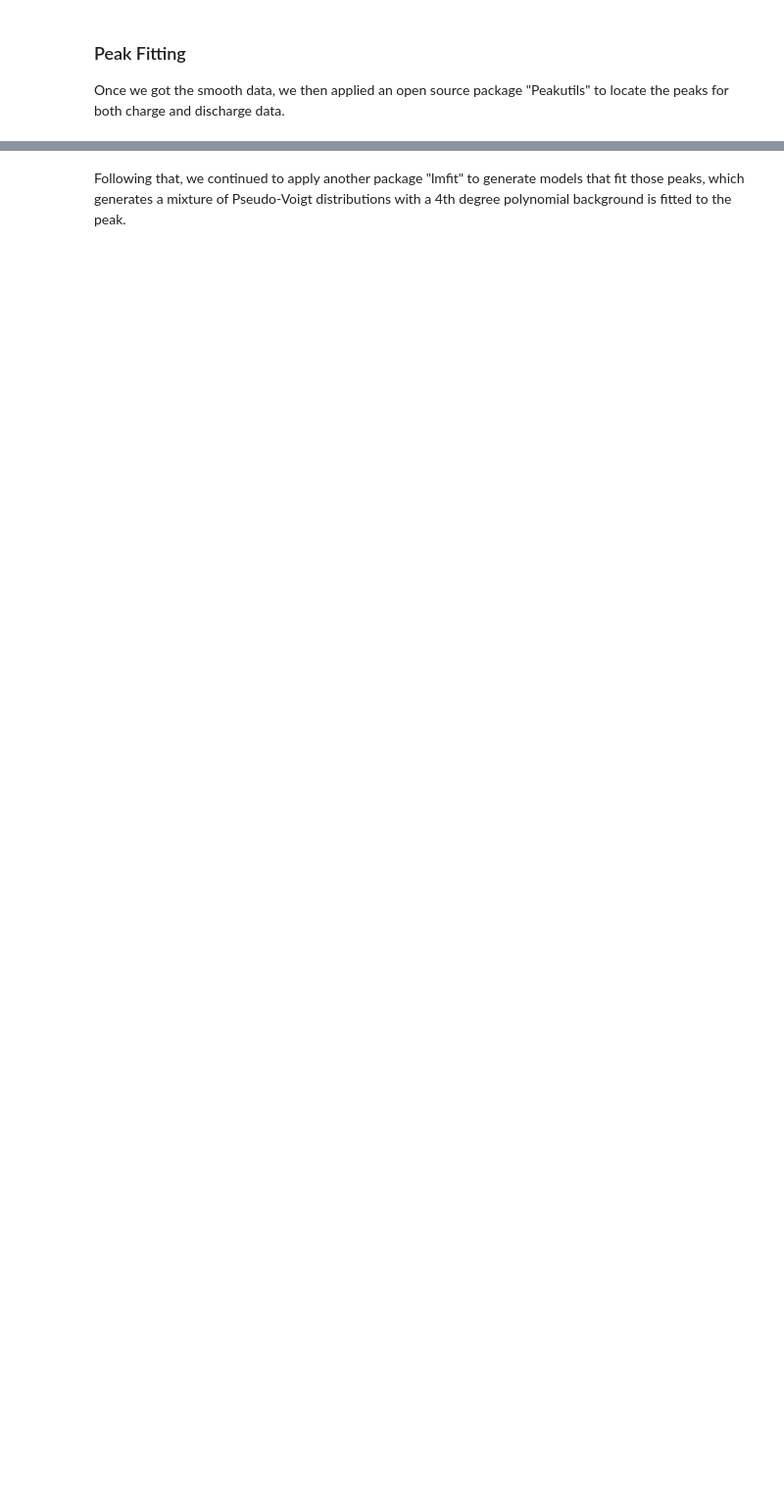
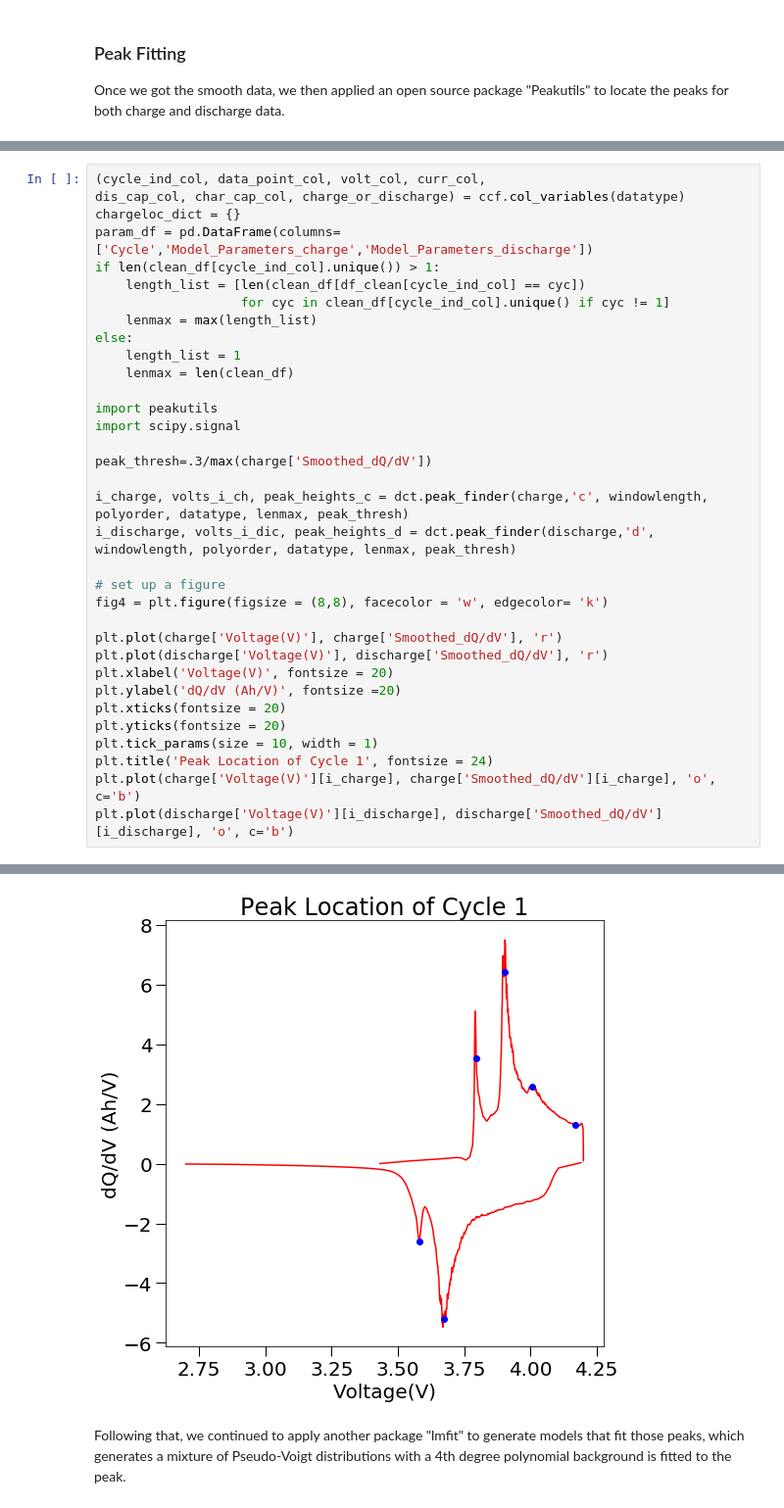
Before and after one commit to nicolet5/DiffCapAnalyzer, a Jupyter notebook: examples/Detailed_Steps_Example.ipynb, the cells around one changed output, grey strips where cells are left out. Shown at 98% size. Drawn from its saved outputs; the diff is of its cells as text; blank space fills up the shorter version.

```diff
--- a/examples/Detailed_Steps_Example.ipynb
+++ b/examples/Detailed_Steps_Example.ipynb
@@ -230,0 +146,35 @@ plt.plot(sigx_bot2[i2], sigy_bot2[i2], 'o')
+# %%
+(cycle_ind_col, data_point_col, volt_col, curr_col,
+dis_cap_col, char_cap_col, charge_or_discharge) = ccf.col_variables(datatype)
+chargeloc_dict = {}
+param_df = pd.DataFrame(columns=['Cycle','Model_Parameters_charge','Model_Parameters_discharge'])
+if len(clean_df[cycle_ind_col].unique()) > 1:
+    length_list = [len(clean_df[df_clean[cycle_ind_col] == cyc])
+                   for cyc in clean_df[cycle_ind_col].unique() if cyc != 1]
+    lenmax = max(length_list)
+else:
+    length_list = 1
+    lenmax = len(clean_df)
+
+import peakutils
+import scipy.signal
+
+peak_thresh=.3/max(charge['Smoothed_dQ/dV'])
+
+i_charge, volts_i_ch, peak_heights_c = dct.peak_finder(charge,'c', windowlength, polyorder, datatype, lenmax, peak_thresh)
+i_discharge, volts_i_dic, peak_heights_d = dct.peak_finder(discharge,'d', windowlength, polyorder, datatype, lenmax, peak_thresh)
+
+# set up a figure
+fig4 = plt.figure(figsize = (8,8), facecolor = 'w', edgecolor= 'k')
+
+plt.plot(charge['Voltage(V)'], charge['Smoothed_dQ/dV'], 'r')
+plt.plot(discharge['Voltage(V)'], discharge['Smoothed_dQ/dV'], 'r')
+plt.xlabel('Voltage(V)', fontsize = 20)
+plt.ylabel('dQ/dV (Ah/V)', fontsize =20)
+plt.xticks(fontsize = 20)
+plt.yticks(fontsize = 20)
+plt.tick_params(size = 10, width = 1)
+plt.title('Peak Location of Cycle 1', fontsize = 24)
+plt.plot(charge['Voltage(V)'][i_charge], charge['Smoothed_dQ/dV'][i_charge], 'o', c='b')
+plt.plot(discharge['Voltage(V)'][i_discharge], discharge['Smoothed_dQ/dV'][i_discharge], 'o', c='b')
+# %% [output]
@@ -231,2 +182,3 @@ plt.plot(sigx_bot2[i2], sigy_bot2[i2], 'o')
+[figure, added]
 # %% [markdown]
 Following that, we continued to apply another package "lmfit" to generate models that fit those peaks, which generates a mixture of Pseudo-Voigt distributions with a 4th degree polynomial background is fitted to the peak.
```
Also changed, not shown: parts of 9 cells of this notebook, 1 other file.
